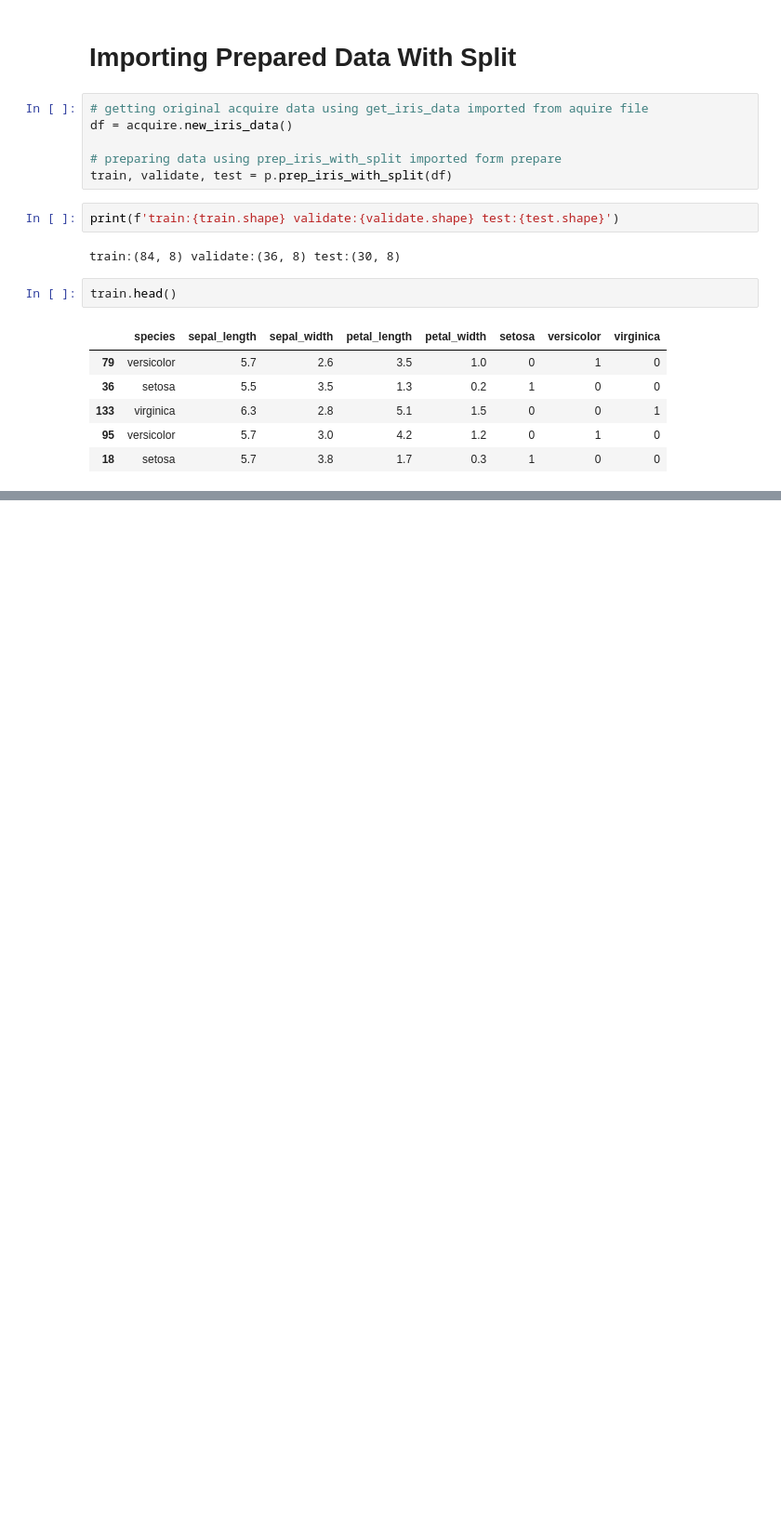
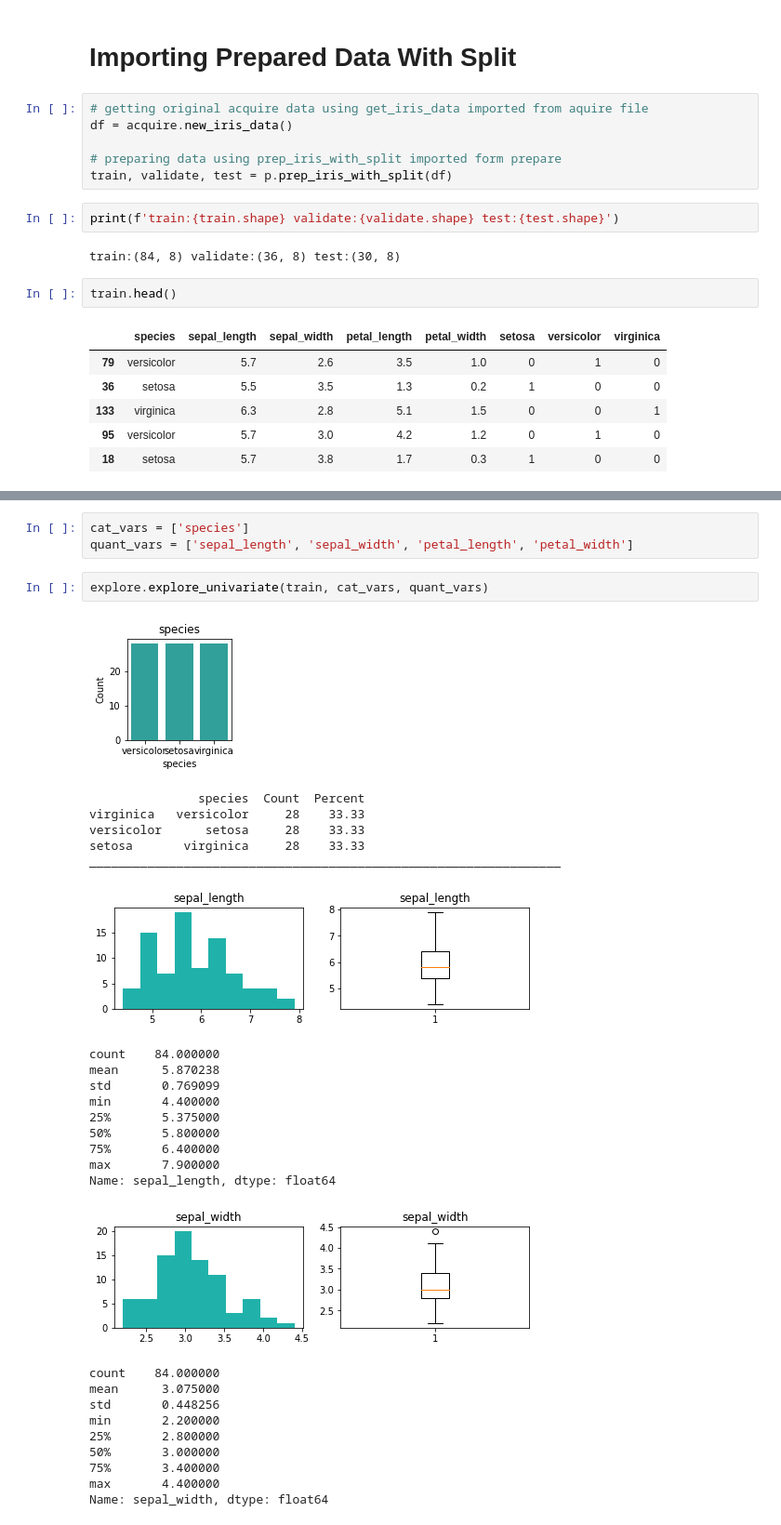
Before and after one commit to randyfrench/classification-exercises, a Jupyter notebook: classification_exercises.ipynb, the cells around one changed output, grey strips where cells are left out. Shown: that part at 93% size. Cells and saved outputs as stored; diff of their text form; blank space fills up the shorter version.

```diff
--- a/classification_exercises.ipynb
+++ b/classification_exercises.ipynb
@@ -489,0 +520,32 @@ train.head()
+# %%
+cat_vars = ['species']
+quant_vars = ['sepal_length', 'sepal_width', 'petal_length', 'petal_width']
+# %%
+explore.explore_univariate(train, cat_vars, quant_vars)
+# %% [output]
+[figure, added]
+               species  Count  Percent
+virginica   versicolor     28    33.33
+versicolor      setosa     28    33.33
+setosa       virginica     28    33.33
+_________________________________________________________________
+[figure, added]
+count    84.000000
+mean      5.870238
+std       0.769099
+min       4.400000
+25%       5.375000
+50%       5.800000
+75%       6.400000
+max       7.900000
+Name: sepal_length, dtype: float64
+[figure, added]
+count    84.000000
+mean      3.075000
+std       0.448256
+min       2.200000
+25%       2.800000
+50%       3.000000
+75%       3.400000
+max       4.400000
+Name: sepal_width, dtype: float64
```
Also changed, not shown: parts of 14 cells of this notebook.
